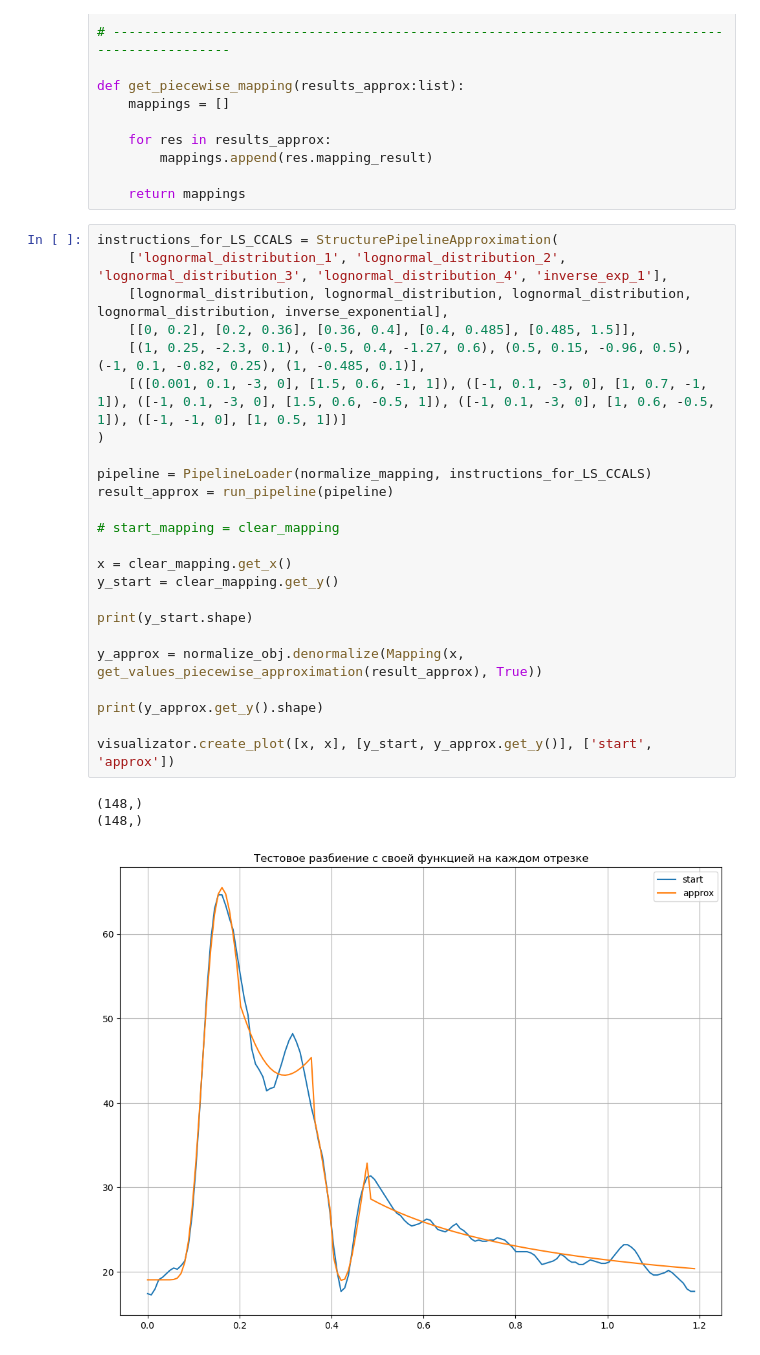
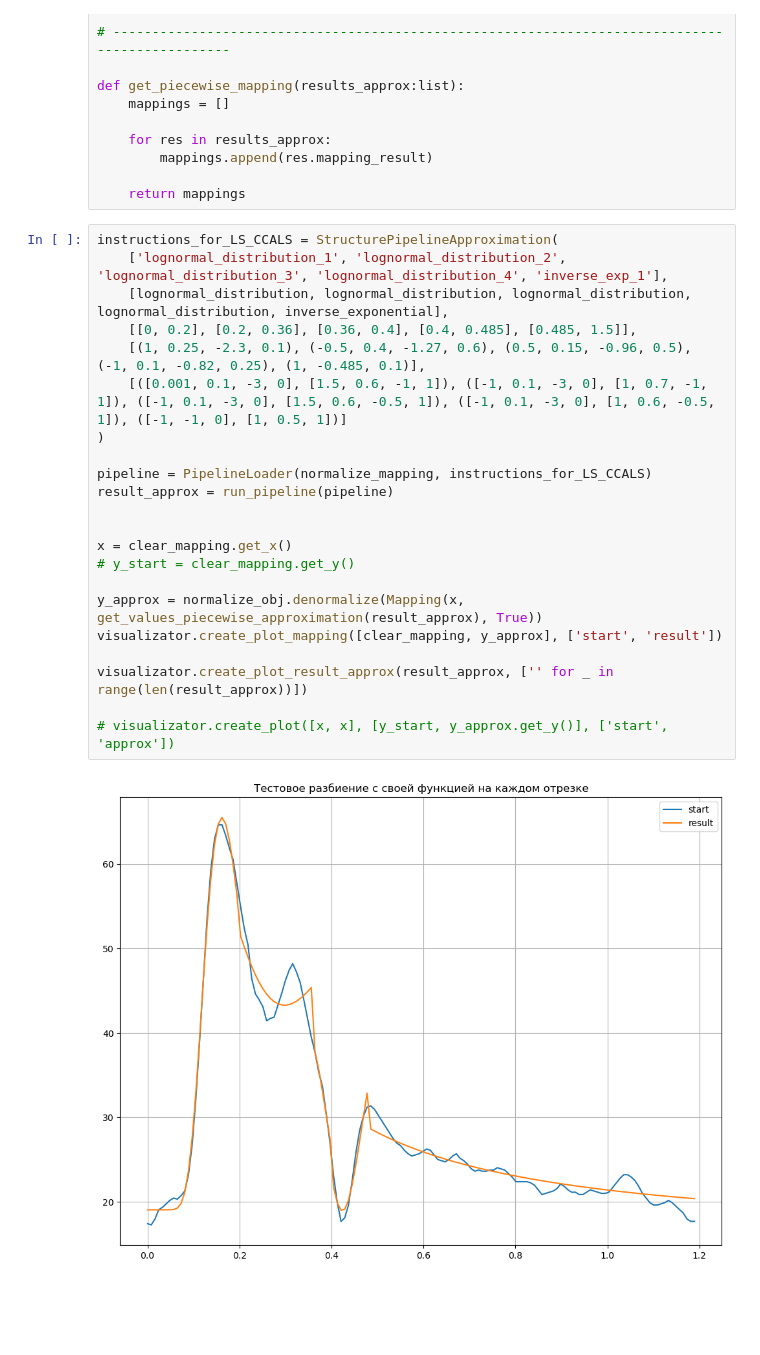
Before and after one commit to margelse/DopplerCurve, a Jupyter notebook: notebooks/projects/doppler_curve/approximation.ipynb, the cells around one changed output. Drawn from its saved outputs; the diff is of its cells as text; blank space fills up the shorter version.

Commit message:
test .create_plot_result_approx

```diff
--- a/notebooks/projects/doppler_curve/approximation.ipynb
+++ b/notebooks/projects/doppler_curve/approximation.ipynb
@@ -187,28 +205,24 @@ def get_piecewise_mapping(results_approx:list):
 # %%
 instructions_for_LS_CCALS = StructurePipelineApproximation(
     ['lognormal_distribution_1', 'lognormal_distribution_2', 'lognormal_distribution_3', 'lognormal_distribution_4', 'inverse_exp_1'],
     [lognormal_distribution, lognormal_distribution, lognormal_distribution, lognormal_distribution, inverse_exponential],
     [[0, 0.2], [0.2, 0.36], [0.36, 0.4], [0.4, 0.485], [0.485, 1.5]],
     [(1, 0.25, -2.3, 0.1), (-0.5, 0.4, -1.27, 0.6), (0.5, 0.15, -0.96, 0.5), (-1, 0.1, -0.82, 0.25), (1, -0.485, 0.1)],
     [([0.001, 0.1, -3, 0], [1.5, 0.6, -1, 1]), ([-1, 0.1, -3, 0], [1, 0.7, -1, 1]), ([-1, 0.1, -3, 0], [1.5, 0.6, -0.5, 1]), ([-1, 0.1, -3, 0], [1, 0.6, -0.5, 1]), ([-1, -1, 0], [1, 0.5, 1])]
 )
 
 pipeline = PipelineLoader(normalize_mapping, instructions_for_LS_CCALS)
 result_approx = run_pipeline(pipeline)
 
-# start_mapping = clear_mapping
 
 x = clear_mapping.get_x()
-y_start = clear_mapping.get_y()
-
-print(y_start.shape)
+# y_start = clear_mapping.get_y()
 
 y_approx = normalize_obj.denormalize(Mapping(x, get_values_piecewise_approximation(result_approx), True))
+visualizator.create_plot_mapping([clear_mapping, y_approx], ['start', 'result'])
 
-print(y_approx.get_y().shape)
+visualizator.create_plot_result_approx(result_approx, ['' for _ in range(len(result_approx))])
 
-visualizator.create_plot([x, x], [y_start, y_approx.get_y()], ['start', 'approx'])
+# visualizator.create_plot([x, x], [y_start, y_approx.get_y()], ['start', 'approx'])
 # %% [output]
-(148,)
-(148,)
-[figure, old version]
+[figure, new version]
```
Also changed, not shown: parts of 3 cells of this notebook.
